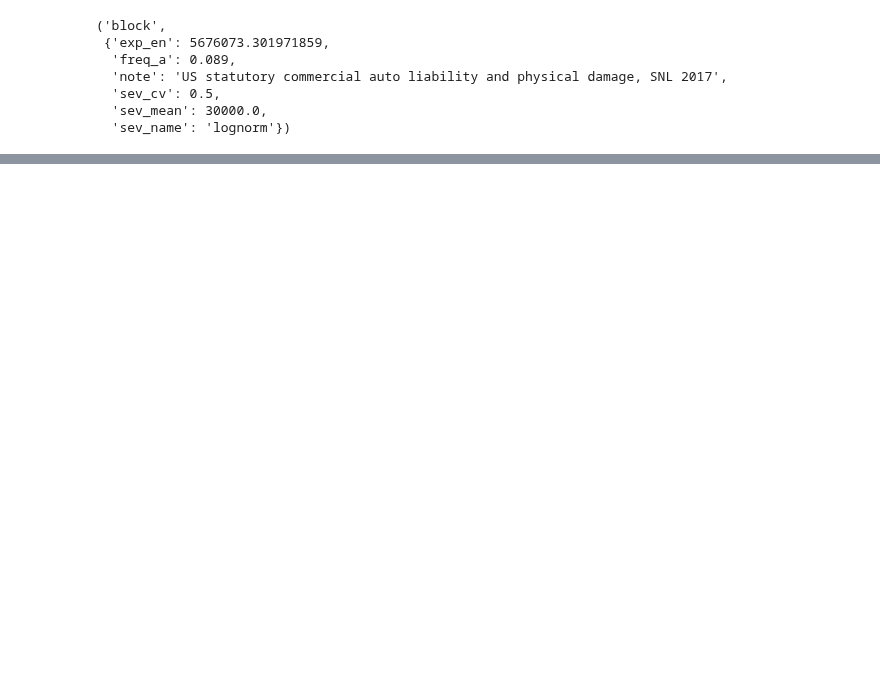
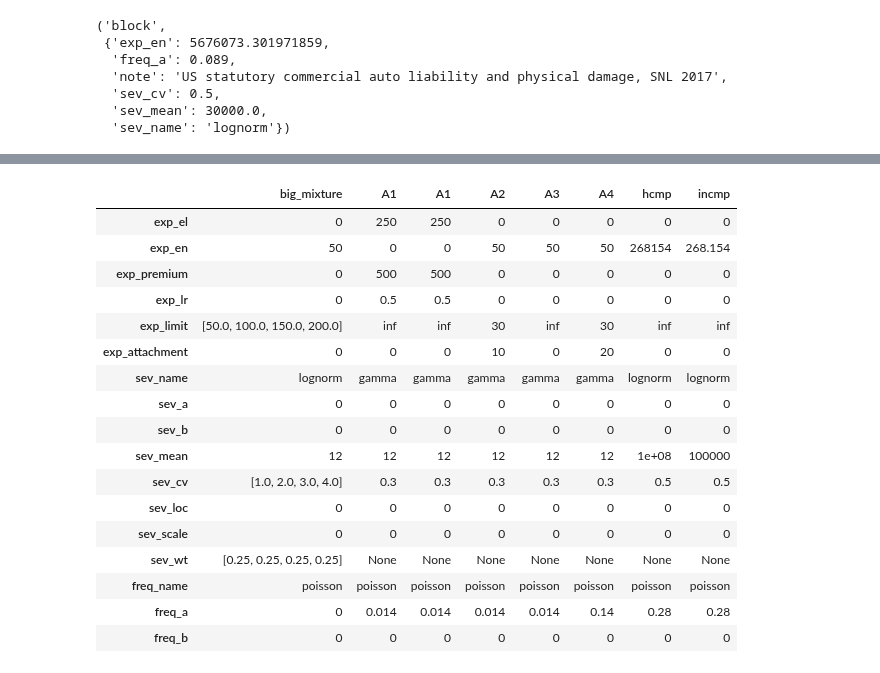
Before and after one commit to mynl/aggregate, a Jupyter notebook: examples/basic_examples.ipynb, the cells around one changed output, grey strips where cells are left out. Cells and saved outputs as stored; diff of their text form; code cells hidden in the pictures; blank space fills up the shorter version.

```diff
--- a/examples/basic_examples.ipynb
+++ b/examples/basic_examples.ipynb
@@ -843,0 +990,35 @@ uw['comm_auto']
+# %%
+portfolio_program = """
+| name        | expos                 | limit                    | sev                                               | freq              |
+|:------------|:----------------------|:-------------------------|:--------------------------------------------------|:------------------|
+| big_mixture | 50 claims             | [50, 100, 150, 200] xs 0 | on lognorm 12 cv [1,2,3,4] wts [0.25 .25 .25 .25] | poisson           |
+| A1          | 500 premium at 0.5    |                          | on gamma 12 cv .30                                | mixed gamma 0.014 |
+| A1          | 500 premium at 0.5 lr |                          | on gamma 12 cv .30                                | mixed gamma 0.014 |
+| A2          | 50  claims            | 30 xs 10                 | on gamma 12 cv .30                                | mixed gamma 0.014 |
+| A3          | 50  claims            |                          | on gamma 12 cv .30                                | mixed gamma 0.014 |
+| A4          | 50  claims            | 30 xs 20                 | on gamma 12 cv .30                                | mixed gamma 0.14  |
+| hcmp        | 1000 * uw.cmp         |                          |                                                   |                   |
+| incmp       | uw.cmp * 0.001        |                          |                                                   |                   |
+
+"""
+# %%
+uw.test_write(portfolio_program)
+# %% [output]
+|  | big_mixture | A1 | A1 | A2 | A3 | A4 | hcmp | incmp |
+| exp_el | 0 | 250 | 250 | 0 | 0 | 0 | 0 | 0 |
+| exp_en | 50 | 0 | 0 | 50 | 50 | 50 | 268154 | 268.154 |
+| exp_premium | 0 | 500 | 500 | 0 | 0 | 0 | 0 | 0 |
+| exp_lr | 0 | 0.5 | 0.5 | 0 | 0 | 0 | 0 | 0 |
+| exp_limit | [50.0, 100.0, 150.0, 200.0] | inf | inf | 30 | inf | 30 | inf | inf |
+| exp_attachment | 0 | 0 | 0 | 10 | 0 | 20 | 0 | 0 |
+| sev_name | lognorm | gamma | gamma | gamma | gamma | gamma | lognorm | lognorm |
+| sev_a | 0 | 0 | 0 | 0 | 0 | 0 | 0 | 0 |
+| sev_b | 0 | 0 | 0 | 0 | 0 | 0 | 0 | 0 |
+| sev_mean | 12 | 12 | 12 | 12 | 12 | 12 | 1e+08 | 100000 |
+| sev_cv | [1.0, 2.0, 3.0, 4.0] | 0.3 | 0.3 | 0.3 | 0.3 | 0.3 | 0.5 | 0.5 |
+| sev_loc | 0 | 0 | 0 | 0 | 0 | 0 | 0 | 0 |
+| sev_scale | 0 | 0 | 0 | 0 | 0 | 0 | 0 | 0 |
+| sev_wt | [0.25, 0.25, 0.25, 0.25] | None | None | None | None | None | None | None |
+| freq_name | poisson | poisson | poisson | poisson | poisson | poisson | poisson | poisson |
+| freq_a | 0 | 0.014 | 0.014 | 0.014 | 0.014 | 0.14 | 0.28 | 0.28 |
+| freq_b | 0 | 0 | 0 | 0 | 0 | 0 | 0 | 0 |
```
Also changed, not shown: parts of 28 cells of this notebook, 9 other files.
